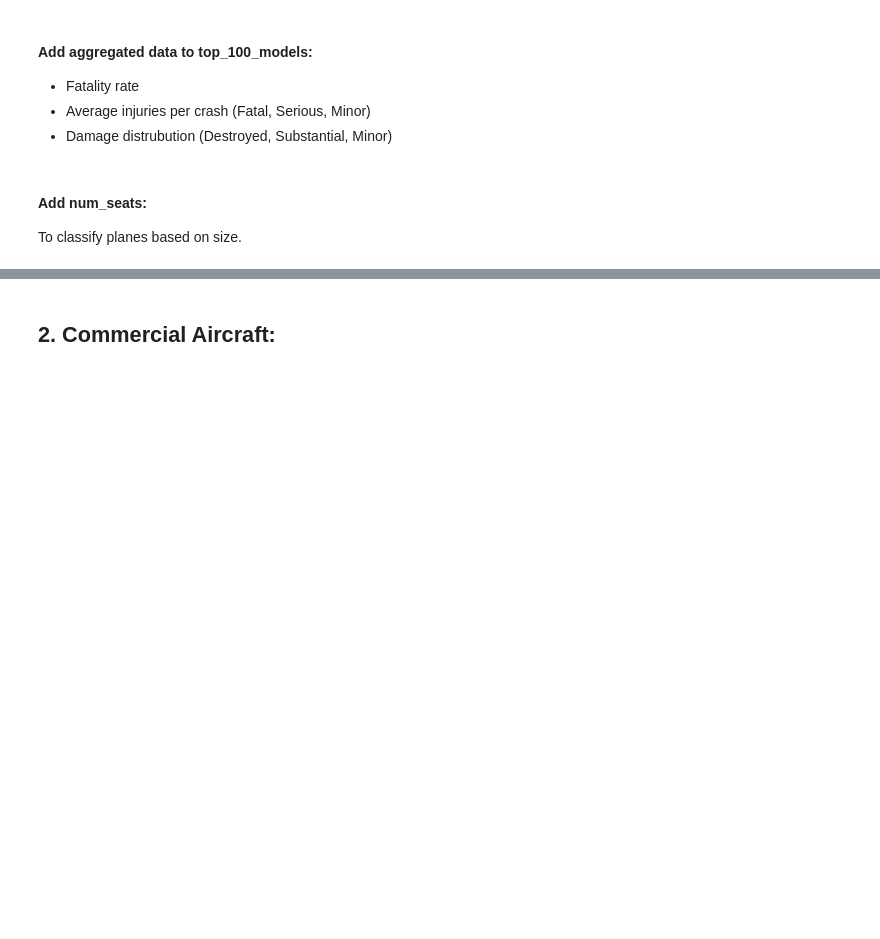
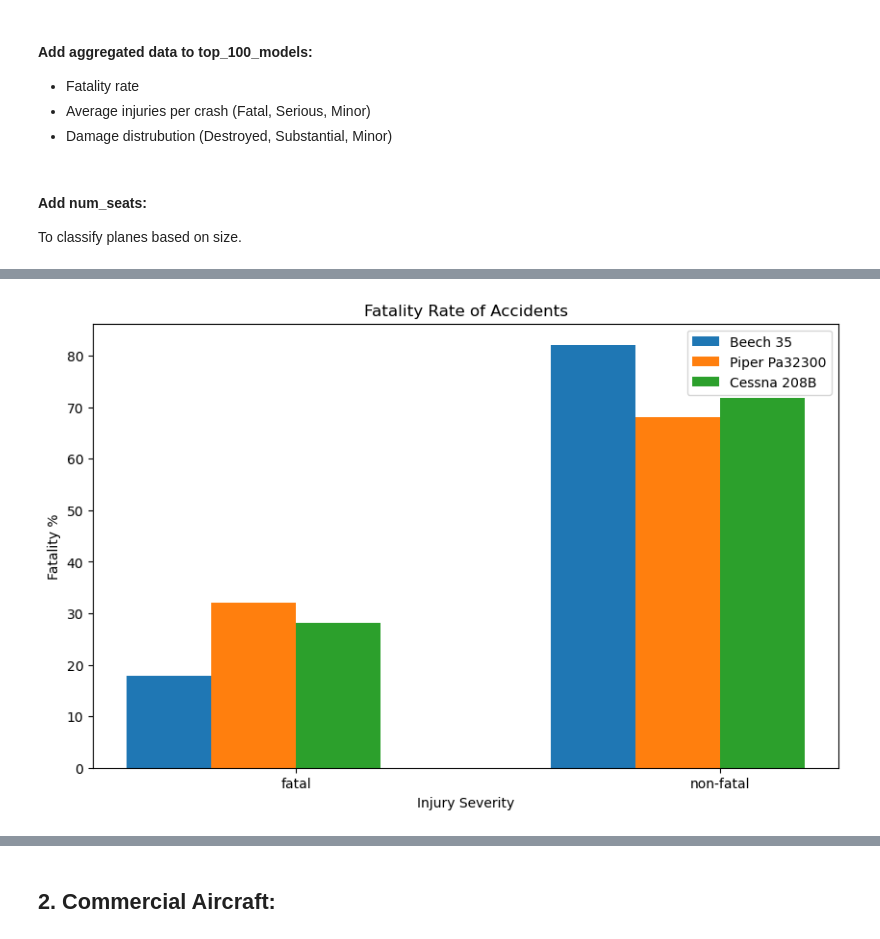
Before and after one commit to dvdhartsman/phase_1_project, a Jupyter notebook: final_notebook.ipynb, the cells around one changed output, grey strips where cells are left out. Cells and saved outputs as stored; diff of their text form; code cells hidden in the pictures; blank space fills up the shorter version.

```diff
--- a/final_notebook.ipynb
+++ b/final_notebook.ipynb
@@ -240,0 +325,39 @@ top_100_models['num_seats'] = top_100_models['make_model'].map(num_seats)
+# %%
+#assigned which model and make we'll compete from the above data
+make1 = 'Beech'
+model1 = '35'
+make2 = 'Piper'
+model2 = 'Pa32300'
+make3 = 'Cessna'
+model3 = '208B'
+
+#assigned each make and column to a variable
+make1_model1_data = df[(df['make'] == make1) & (df['model'] == model1)]
+make2_model2_data = df[(df['make'] == make2) & (df['model'] == model2)]
+make3_model3_data = df[(df['make'] == make3) & (df['model'] == model3)]
+
+#Found the total severity of the values
+total1 = make1_model1_data['injury_severity'].value_counts().sum()
+total2 = make2_model2_data['injury_severity'].value_counts().sum()
+total3 = make3_model3_data['injury_severity'].value_counts().sum()
+
+#assigned the catagories within the injury column
+categories = ['fatal', 'non-fatal']
+bar_width = 0.2
+
+#plot
+fig, ax = plt.subplots(figsize=(10, 6))
+bar1 = ax.bar(np.arange(len(categories)), (make1_model1_data['injury_severity'].value_counts().reindex(categories, fill_value=0) / total1) * 100, bar_width, label=f'{make1} {model1}')
+bar2 = ax.bar(np.arange(len(categories)) + bar_width, (make2_model2_data['injury_severity'].value_counts().reindex(categories, fill_value=0) / total2) * 100, bar_width, label=f'{make2} {model2}')
+bar3 = ax.bar(np.arange(len(categories)) + 2 * bar_width, (make3_model3_data['injury_severity'].value_counts().reindex(categories, fill_value=0) / total3) * 100, bar_width, label=f'{make3} {model3}')
+
+ax.set_xlabel('Injury Severity')
+ax.set_ylabel('Fatality %')
+ax.set_title(f'Fatality Rate of Accidents')
+ax.set_xticks(np.arange(len(categories)) + 1.5 * bar_width)
+ax.set_xticklabels(categories)
+ax.legend()
+
+plt.show()
+# %% [output]
+[figure, added]
```
Also changed, not shown: parts of 40 cells of this notebook, 1 other file.
